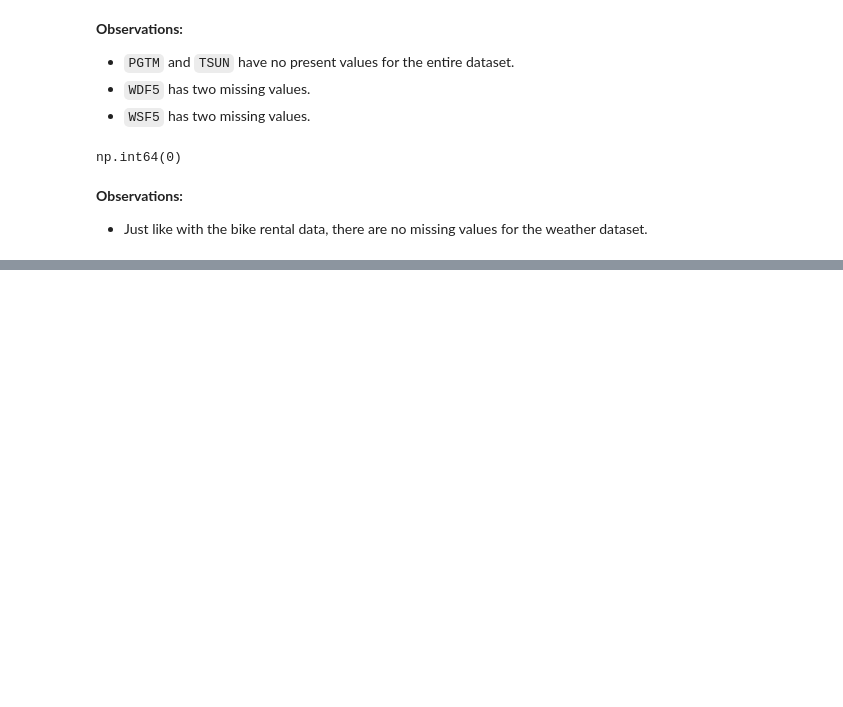
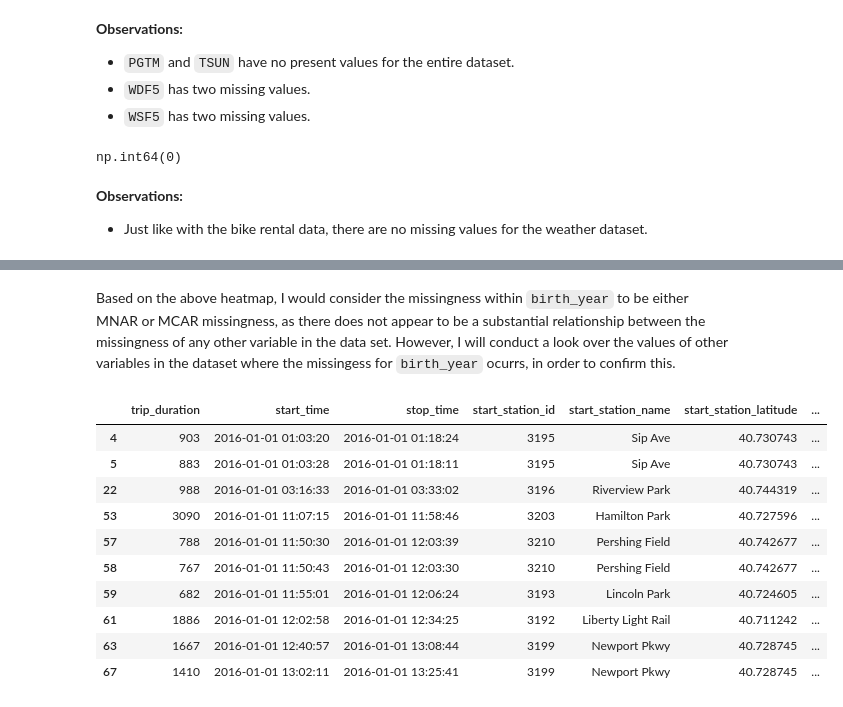
Before and after one commit to charliemarshall1996/bike-rental-data-management, a Jupyter notebook: bike_rental_data_management.ipynb, the cells around one changed output, grey strips where cells are left out. Saved outputs shown, nothing was run; the diff lists cells and outputs as text; code cells hidden in the pictures; blank space fills up the shorter version.

```diff
--- a/bike_rental_data_management.ipynb
+++ b/bike_rental_data_management.ipynb
@@ -287,0 +369,20 @@ np.int64(0)
+# %% [markdown]
+Based on the above heatmap, I would consider the missingness within `birth_year` to be either MNAR or MCAR missingness, as there does not appear to be a substantial relationship between the missingness of any other variable in the data set. However, I will conduct a look over the values of other variables in the dataset where the missingess for `birth_year` ocurrs, in order to confirm this.
+# %%
+# Find rows with no birth year
+no_birth_year_df = bike_df[bike_df['birth_year'].isna()]
+
+# Look at the first 10 rows
+no_birth_year_df.head(10)
+# %% [output]
+|  | trip_duration | start_time | stop_time | start_station_id | start_station_name | start_station_latitude | ... |
+| 4 | 903 | 2016-01-01 01:03:20 | 2016-01-01 01:18:24 | 3195 | Sip Ave | 40.730743 | ... |
+| 5 | 883 | 2016-01-01 01:03:28 | 2016-01-01 01:18:11 | 3195 | Sip Ave | 40.730743 | ... |
+| 22 | 988 | 2016-01-01 03:16:33 | 2016-01-01 03:33:02 | 3196 | Riverview Park | 40.744319 | ... |
+| 53 | 3090 | 2016-01-01 11:07:15 | 2016-01-01 11:58:46 | 3203 | Hamilton Park | 40.727596 | ... |
+| 57 | 788 | 2016-01-01 11:50:30 | 2016-01-01 12:03:39 | 3210 | Pershing Field | 40.742677 | ... |
+| 58 | 767 | 2016-01-01 11:50:43 | 2016-01-01 12:03:30 | 3210 | Pershing Field | 40.742677 | ... |
+| 59 | 682 | 2016-01-01 11:55:01 | 2016-01-01 12:06:24 | 3193 | Lincoln Park | 40.724605 | ... |
+| 61 | 1886 | 2016-01-01 12:02:58 | 2016-01-01 12:34:25 | 3192 | Liberty Light Rail | 40.711242 | ... |
+| 63 | 1667 | 2016-01-01 12:40:57 | 2016-01-01 13:08:44 | 3199 | Newport Pkwy | 40.728745 | ... |
+| 67 | 1410 | 2016-01-01 13:02:11 | 2016-01-01 13:25:41 | 3199 | Newport Pkwy | 40.728745 | ... |
```
Also changed, not shown: parts of 68 cells of this notebook, 2 other files.
